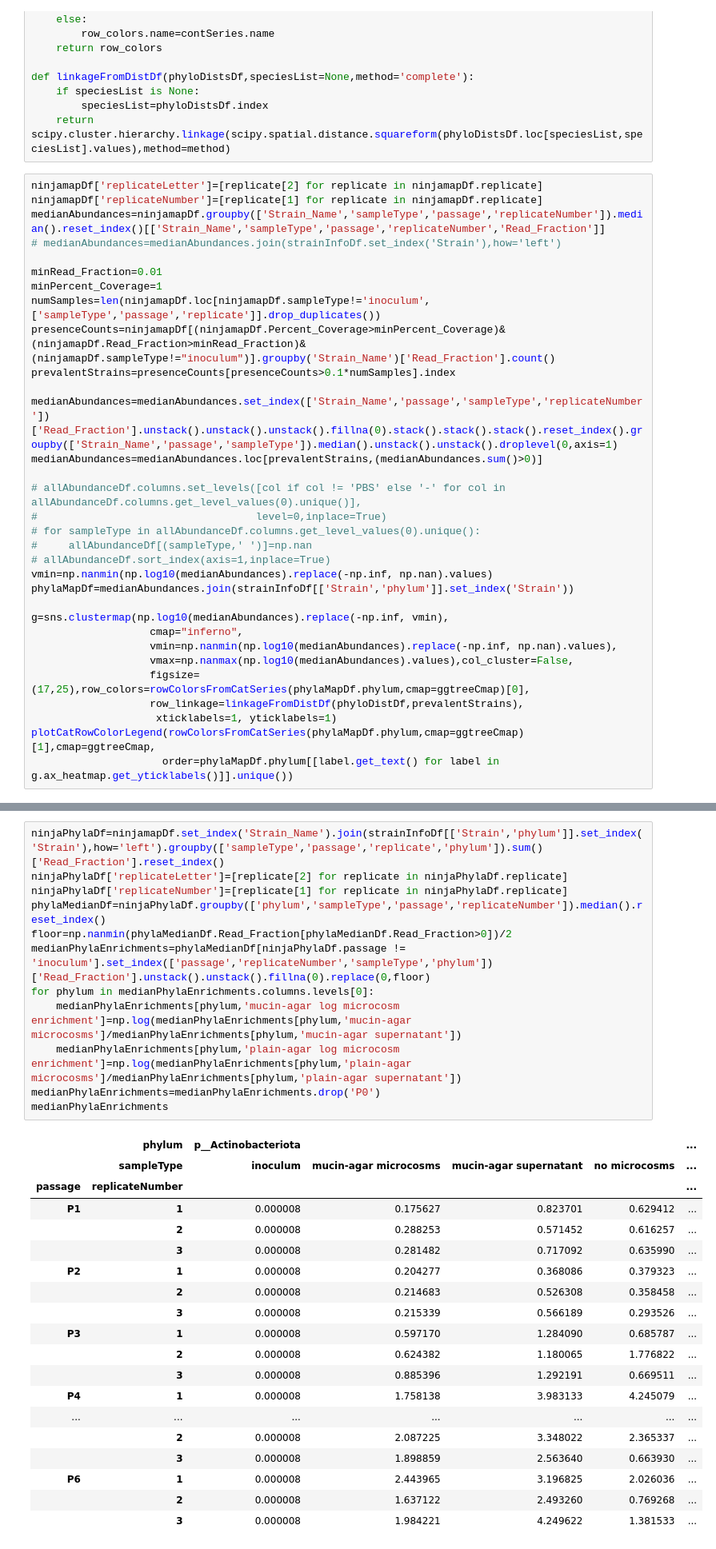
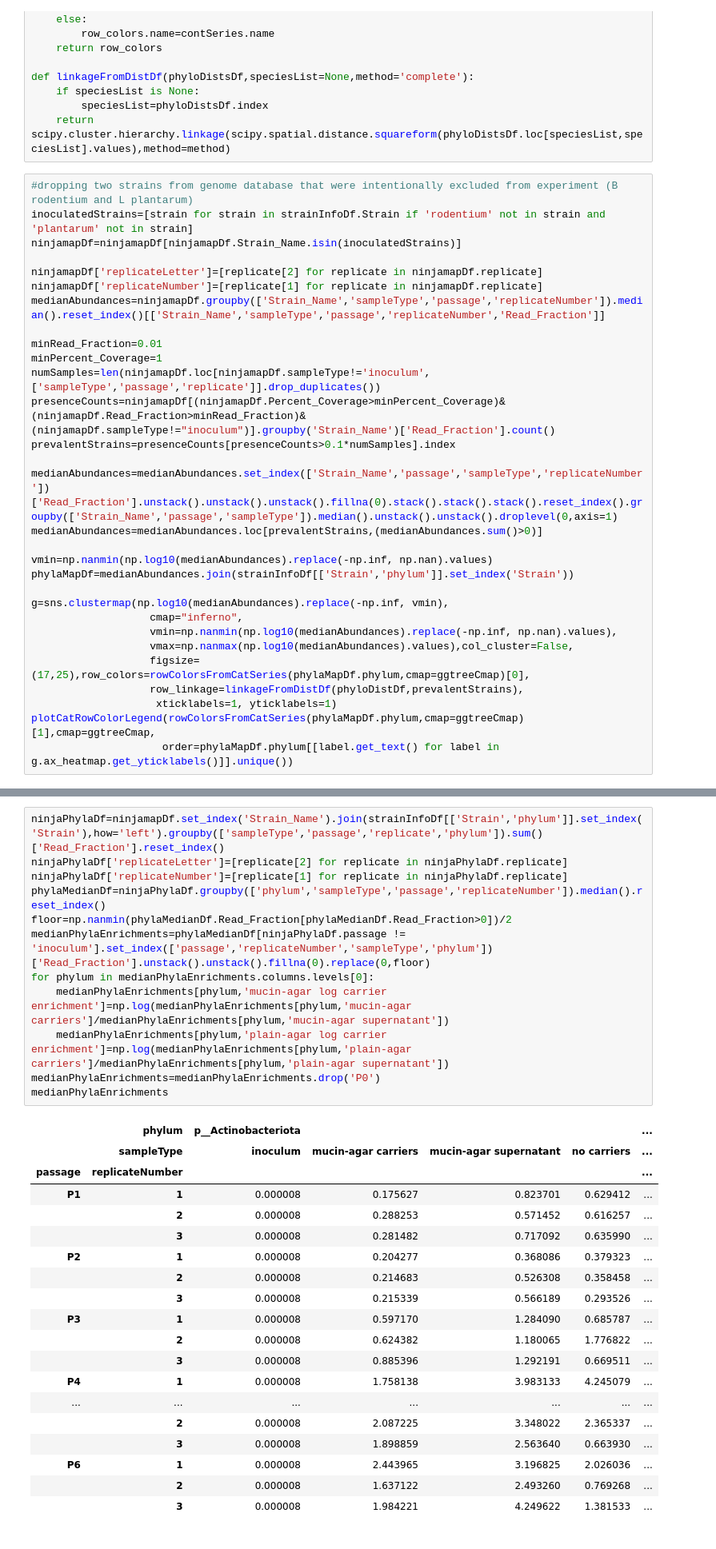
Before and after one commit to xiaofanjin/gut-community-microcosms, a Jupyter notebook: gut-community-microcosms.ipynb, the cells around one changed output, grey strips where cells are left out. Shown at 80% size. Saved outputs shown, nothing was run; the diff lists cells and outputs as text.

```diff
--- a/gut-community-microcosms.ipynb
+++ b/gut-community-microcosms.ipynb
@@ -88,10 +87,13 @@ def linkageFromDistDf(phyloDistsDf,speciesList=None,method='complete'):
         speciesList=phyloDistsDf.index
     return scipy.cluster.hierarchy.linkage(scipy.spatial.distance.squareform(phyloDistsDf.loc[speciesList,speciesList].values),method=method)
 # %%
+#dropping two strains from genome database that were intentionally excluded from experiment (B rodentium and L plantarum)
+inoculatedStrains=[strain for strain in strainInfoDf.Strain if 'rodentium' not in strain and 'plantarum' not in strain]
+ninjamapDf=ninjamapDf[ninjamapDf.Strain_Name.isin(inoculatedStrains)]
+
 ninjamapDf['replicateLetter']=[replicate[2] for replicate in ninjamapDf.replicate]
 ninjamapDf['replicateNumber']=[replicate[1] for replicate in ninjamapDf.replicate]
 medianAbundances=ninjamapDf.groupby(['Strain_Name','sampleType','passage','replicateNumber']).median().reset_index()[['Strain_Name','sampleType','passage','replicateNumber','Read_Fraction']]
-# medianAbundances=medianAbundances.join(strainInfoDf.set_index('Strain'),how='left')
 
 minRead_Fraction=0.01
 minPercent_Coverage=1
@@ -102,11 +104,6 @@ prevalentStrains=presenceCounts[presenceCounts>0.1*numSamples].index
 medianAbundances=medianAbundances.set_index(['Strain_Name','passage','sampleType','replicateNumber'])['Read_Fraction'].unstack().unstack().unstack().fillna(0).stack().stack().stack().reset_index().groupby(['Strain_Name','passage','sampleType']).median().unstack().unstack().droplevel(0,axis=1)
 medianAbundances=medianAbundances.loc[prevalentStrains,(medianAbundances.sum()>0)]
 
-# allAbundanceDf.columns.set_levels([col if col != 'PBS' else '-' for col in allAbundanceDf.columns.get_level_values(0).unique()],
-#                                   level=0,inplace=True)
-# for sampleType in allAbundanceDf.columns.get_level_values(0).unique():
-#     allAbundanceDf[(sampleType,' ')]=np.nan
-# allAbundanceDf.sort_index(axis=1,inplace=True)
 vmin=np.nanmin(np.log10(medianAbundances).replace(-np.inf, np.nan).values)
 phylaMapDf=medianAbundances.join(strainInfoDf[['Strain','phylum']].set_index('Strain'))
 
@@ -320,18 +301,18 @@ with sns.plotting_context("notebook",font_scale=1.7):
 # %%
 ninjaPhylaDf=ninjamapDf.set_index('Strain_Name').join(strainInfoDf[['Strain','phylum']].set_index('Strain'),how='left').groupby(['sampleType','passage','replicate','phylum']).sum()['Read_Fraction'].reset_index()
 ninjaPhylaDf['replicateLetter']=[replicate[2] for replicate in ninjaPhylaDf.replicate]
 ninjaPhylaDf['replicateNumber']=[replicate[1] for replicate in ninjaPhylaDf.replicate]
 phylaMedianDf=ninjaPhylaDf.groupby(['phylum','sampleType','passage','replicateNumber']).median().reset_index()
 floor=np.nanmin(phylaMedianDf.Read_Fraction[phylaMedianDf.Read_Fraction>0])/2
 medianPhylaEnrichments=phylaMedianDf[ninjaPhylaDf.passage != 'inoculum'].set_index(['passage','replicateNumber','sampleType','phylum'])['Read_Fraction'].unstack().unstack().fillna(0).replace(0,floor)
 for phylum in medianPhylaEnrichments.columns.levels[0]:
-    medianPhylaEnrichments[phylum,'mucin-agar log microcosm enrichment']=np.log(medianPhylaEnrichments[phylum,'mucin-agar microcosms']/medianPhylaEnrichments[phylum,'mucin-agar supernatant'])
-    medianPhylaEnrichments[phylum,'plain-agar log microcosm enrichment']=np.log(medianPhylaEnrichments[phylum,'plain-agar microcosms']/medianPhylaEnrichments[phylum,'plain-agar supernatant'])
+    medianPhylaEnrichments[phylum,'mucin-agar log carrier enrichment']=np.log(medianPhylaEnrichments[phylum,'mucin-agar carriers']/medianPhylaEnrichments[phylum,'mucin-agar supernatant'])
+    medianPhylaEnrichments[phylum,'plain-agar log carrier enrichment']=np.log(medianPhylaEnrichments[phylum,'plain-agar carriers']/medianPhylaEnrichments[phylum,'plain-agar supernatant'])
 medianPhylaEnrichments=medianPhylaEnrichments.drop('P0')
 medianPhylaEnrichments
 # %% [output]
 |  | phylum | p__Actinobacteriota |  |  |  | ... |
-|  | sampleType | inoculum | mucin-agar microcosms | mucin-agar supernatant | no microcosms | ... |
+|  | sampleType | inoculum | mucin-agar carriers | mucin-agar supernatant | no carriers | ... |
 | passage | replicateNumber |  |  |  |  | ... |
 | P1 | 1 | 0.000008 | 0.175627 | 0.823701 | 0.629412 | ... |
 |  | 2 | 0.000008 | 0.288253 | 0.571452 | 0.616257 | ... |
```
Also changed, not shown: parts of 19 cells of this notebook.
